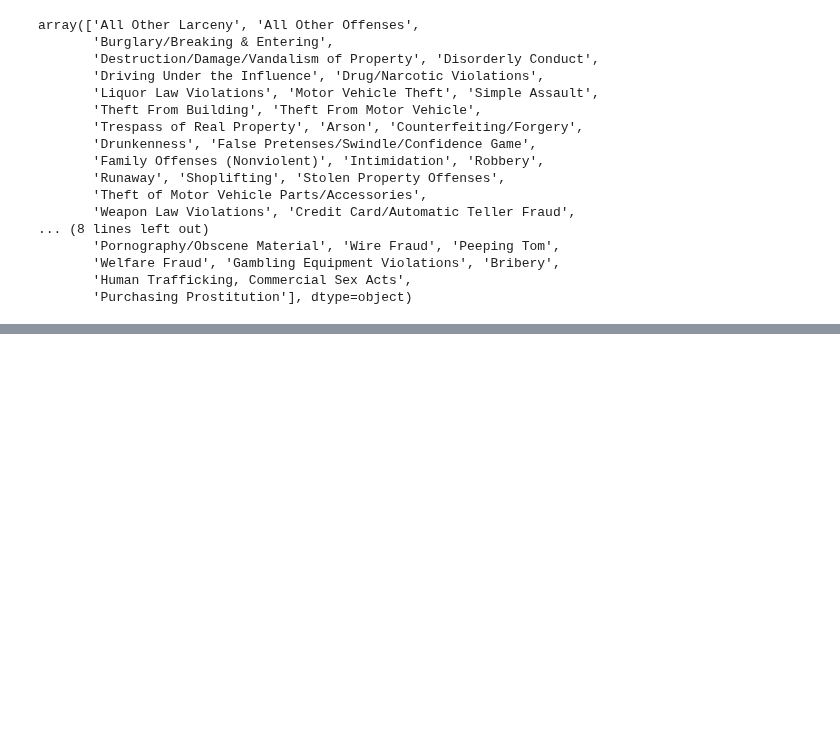
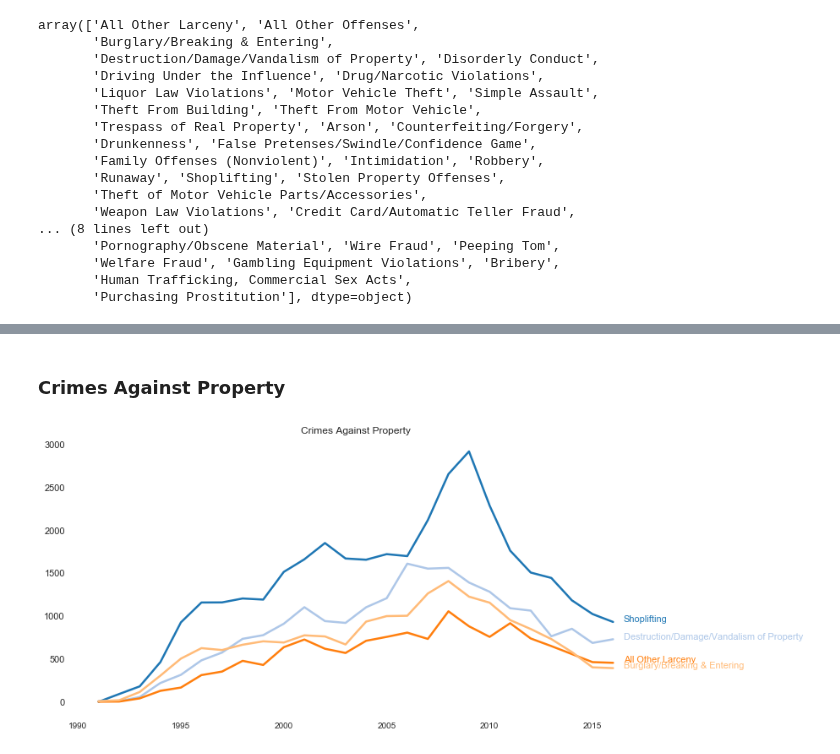
Before and after one commit to sheldonchan/clean_slate, a Jupyter notebook: notebooks/Arrest crime statistics.ipynb, the cells around one changed output, grey strips where cells are left out. Drawn from its saved outputs; the diff is of its cells as text; code cells hidden in the pictures; blank space fills up the shorter version.

```diff
--- a/notebooks/Arrest crime statistics.ipynb
+++ b/notebooks/Arrest crime statistics.ipynb
@@ -109,0 +294,10 @@ clean_arrests[clean_arrests["Eligible"]]["Count"].sum()
+# %% [markdown]
+### Crimes Against Property
+# %%
+outliers = ["Shoplifting", "Destruction/Damage/Vandalism of Property",
+            "All Other Larceny", "Burglary/Breaking & Entering"]
+plt = crime_plot(outliers)
+plt.title("Crimes Against Property")
+plt.show();
+# %% [output]
+[figure, added]
```
Also changed, not shown: parts of 26 cells of this notebook.
